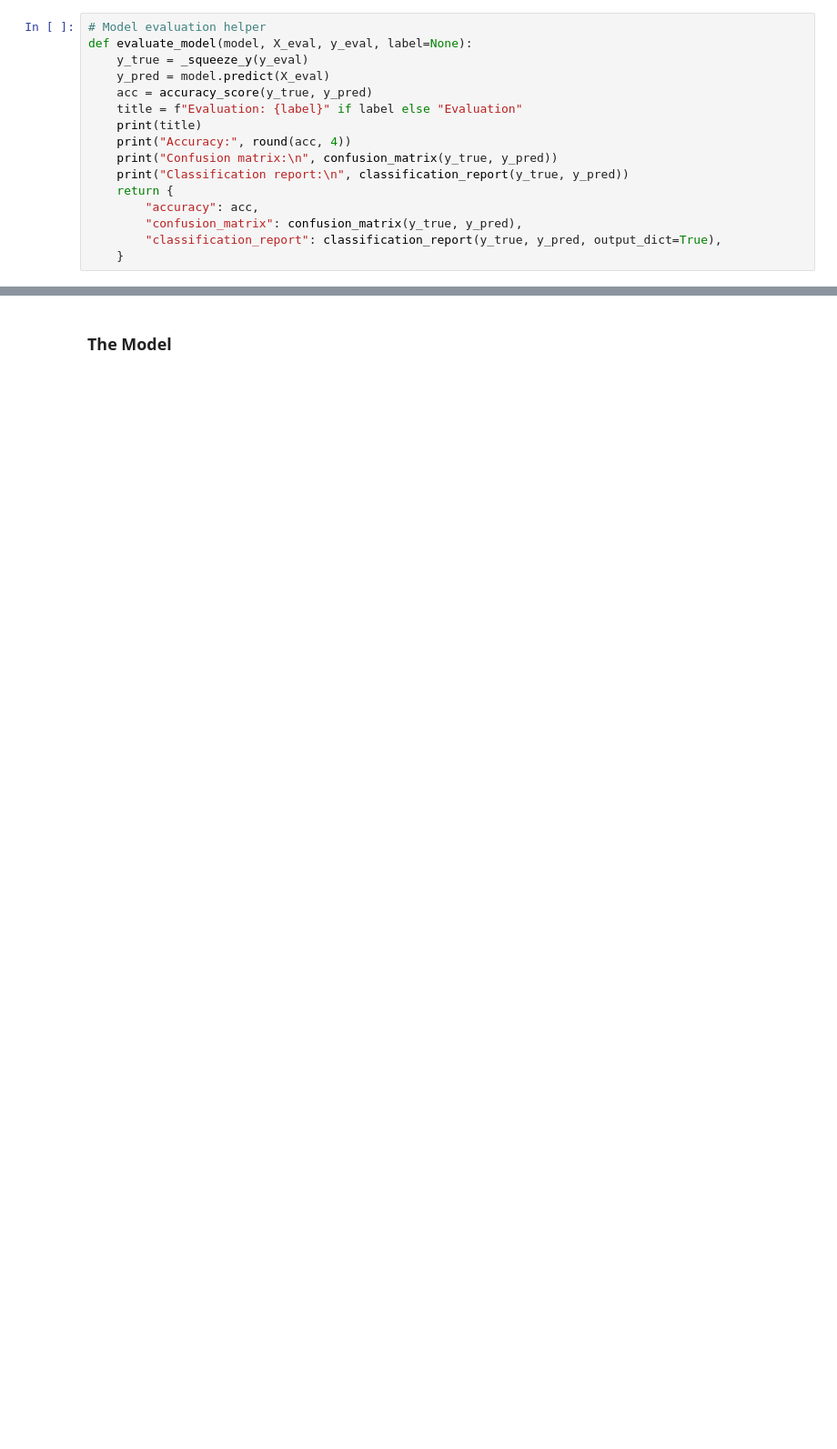
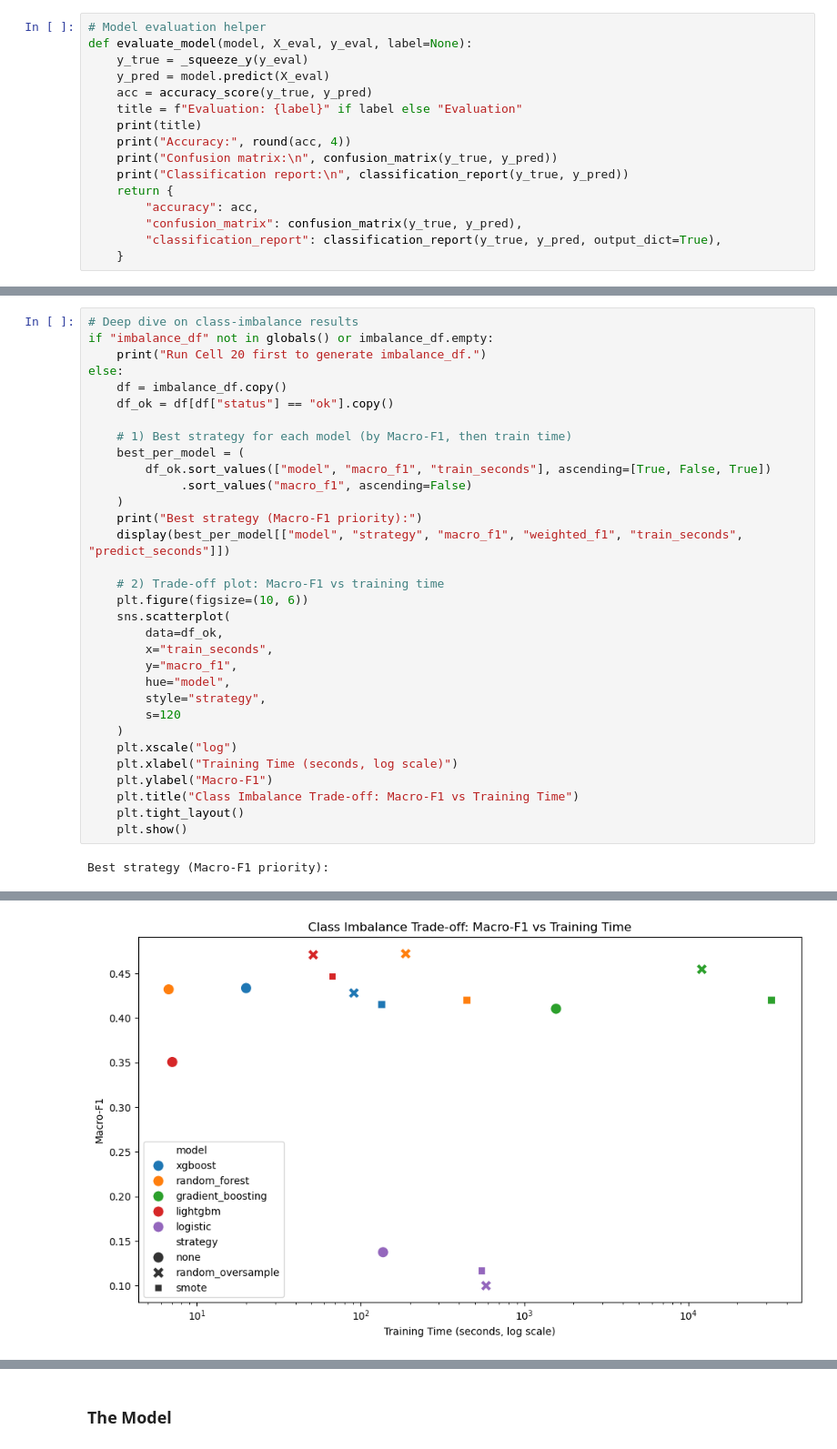
Before and after one commit to tanmanrok/NetworkDataSecurityScanner, a Jupyter notebook: notebooks/Modeling.ipynb, the cells around one changed output, grey strips where cells are left out. Shown at 91% size. Saved outputs shown, nothing was run; the diff lists cells and outputs as text; blank space fills up the shorter version.

```diff
--- a/notebooks/Modeling.ipynb
+++ b/notebooks/Modeling.ipynb
@@ -134,0 +447,34 @@ def grid_search_model(model, param_grid, X_train, y_train, scoring="accuracy", c
+# %%
+# Deep dive on class-imbalance results
+if "imbalance_df" not in globals() or imbalance_df.empty:
+    print("Run Cell 20 first to generate imbalance_df.")
+else:
+    df = imbalance_df.copy()
+    df_ok = df[df["status"] == "ok"].copy()
+
+    # 1) Best strategy for each model (by Macro-F1, then train time)
+    best_per_model = (
+        df_ok.sort_values(["model", "macro_f1", "train_seconds"], ascending=[True, False, True])
+             .sort_values("macro_f1", ascending=False)
+    )
+    print("Best strategy (Macro-F1 priority):")
+    display(best_per_model[["model", "strategy", "macro_f1", "weighted_f1", "train_seconds", "predict_seconds"]])
+
+    # 2) Trade-off plot: Macro-F1 vs training time
+    plt.figure(figsize=(10, 6))
+    sns.scatterplot(
+        data=df_ok,
+        x="train_seconds",
+        y="macro_f1",
+        hue="model",
+        style="strategy",
+        s=120
+    )
+    plt.xscale("log")
+    plt.xlabel("Training Time (seconds, log scale)")
+    plt.ylabel("Macro-F1")
+    plt.title("Class Imbalance Trade-off: Macro-F1 vs Training Time")
+    plt.tight_layout()
+    plt.show()
+# %% [output]
+Best strategy (Macro-F1 priority):
@@ -134,0 +497 @@ def grid_search_model(model, param_grid, X_train, y_train, scoring="accuracy", c
+[figure, added]
```
Also changed, not shown: parts of 37 cells of this notebook, 2 other files.
